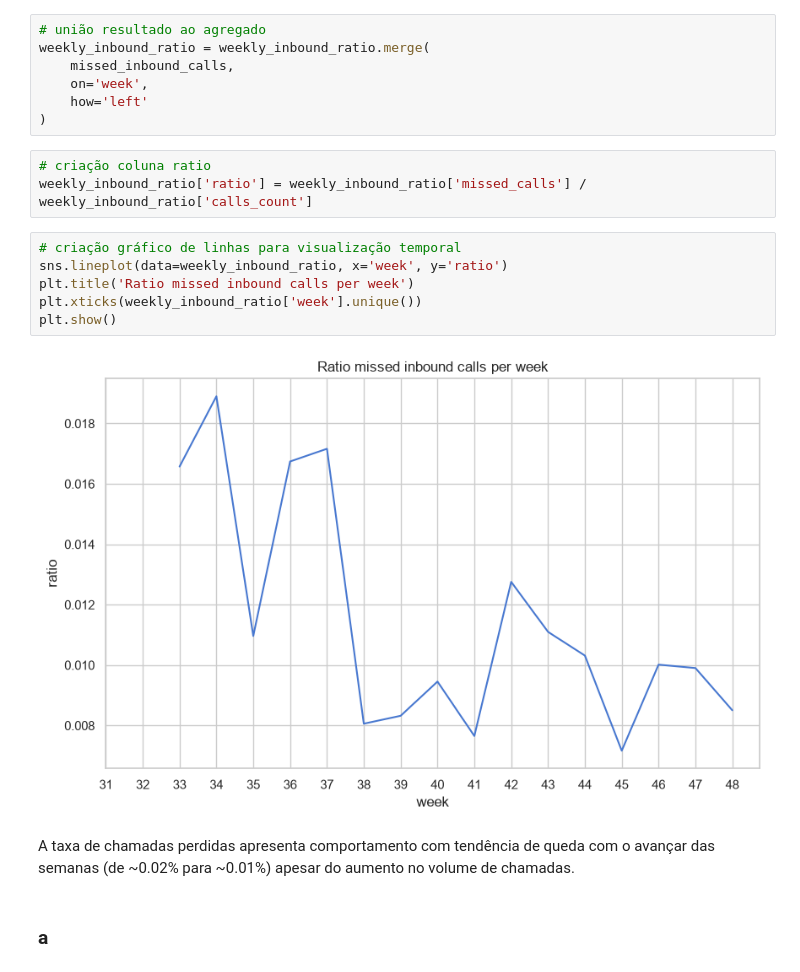
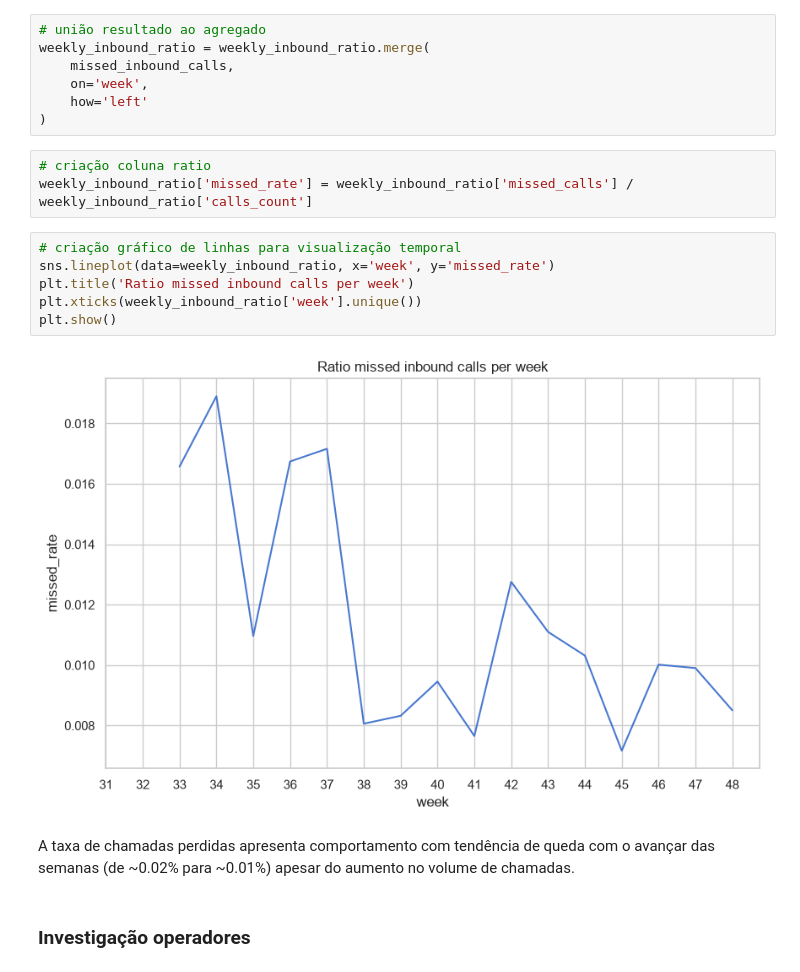
Before and after one commit to rodriguesbrian/tt14_call_me_maybe_project, a Jupyter notebook: notebook/analysis.ipynb, the cells around one changed output. Cells and saved outputs as stored; diff of their text form.

```diff
--- a/notebook/analysis.ipynb
+++ b/notebook/analysis.ipynb
@@ -538,16 +540,16 @@ weekly_inbound_ratio = weekly_inbound_ratio.merge(
 )
 # %%
 # criação coluna ratio
-weekly_inbound_ratio['ratio'] = weekly_inbound_ratio['missed_calls'] / weekly_inbound_ratio['calls_count']
+weekly_inbound_ratio['missed_rate'] = weekly_inbound_ratio['missed_calls'] / weekly_inbound_ratio['calls_count']
 # %%
 # criação gráfico de linhas para visualização temporal
-sns.lineplot(data=weekly_inbound_ratio, x='week', y='ratio')
+sns.lineplot(data=weekly_inbound_ratio, x='week', y='missed_rate')
 plt.title('Ratio missed inbound calls per week')
 plt.xticks(weekly_inbound_ratio['week'].unique())
 plt.show()
 # %% [output]
-[figure, old version]
+[figure, new version]
 # %% [markdown]
 A taxa de chamadas perdidas apresenta comportamento com tendência de queda com o avançar das semanas (de ~0.02% para ~0.01%) apesar do aumento no volume de chamadas.
 # %% [markdown]
-### a
+### Investigação operadores
```
Also changed, not shown: parts of 35 cells of this notebook.
